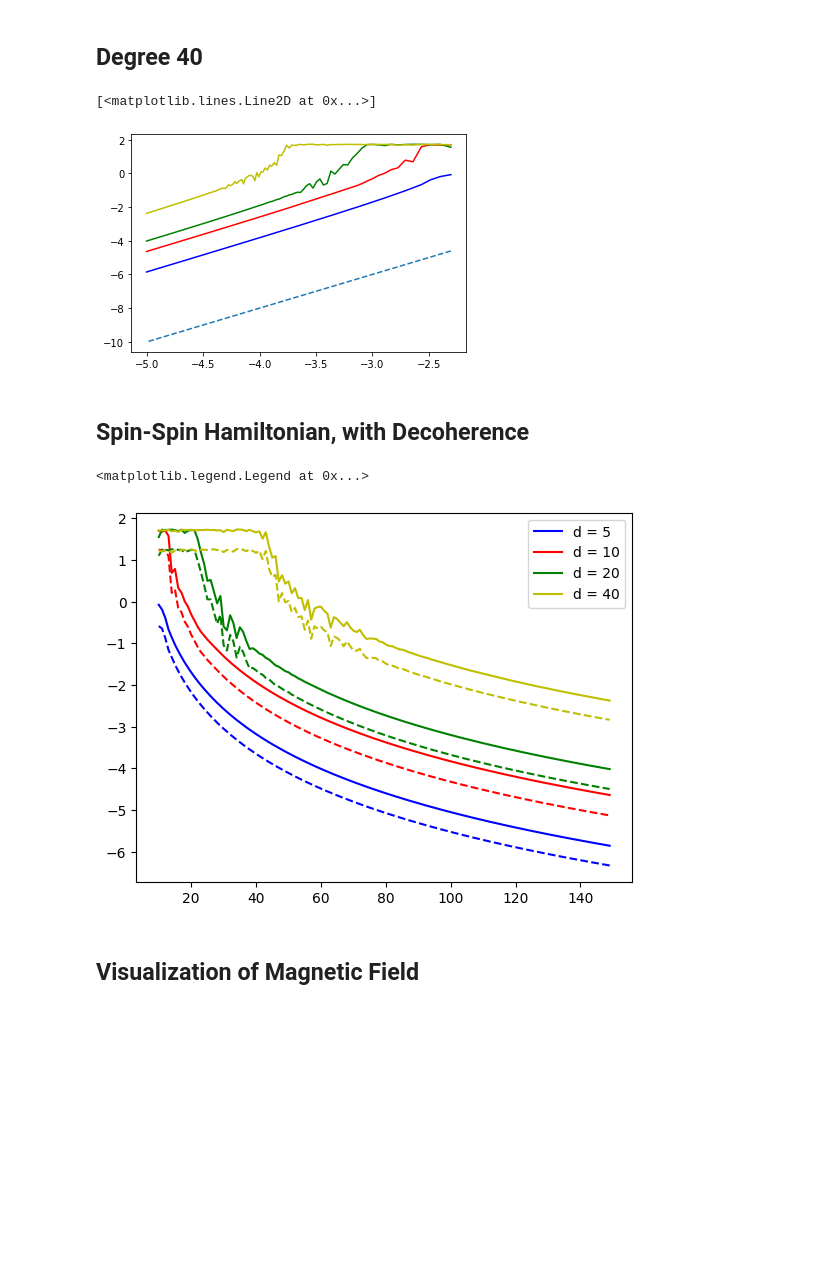
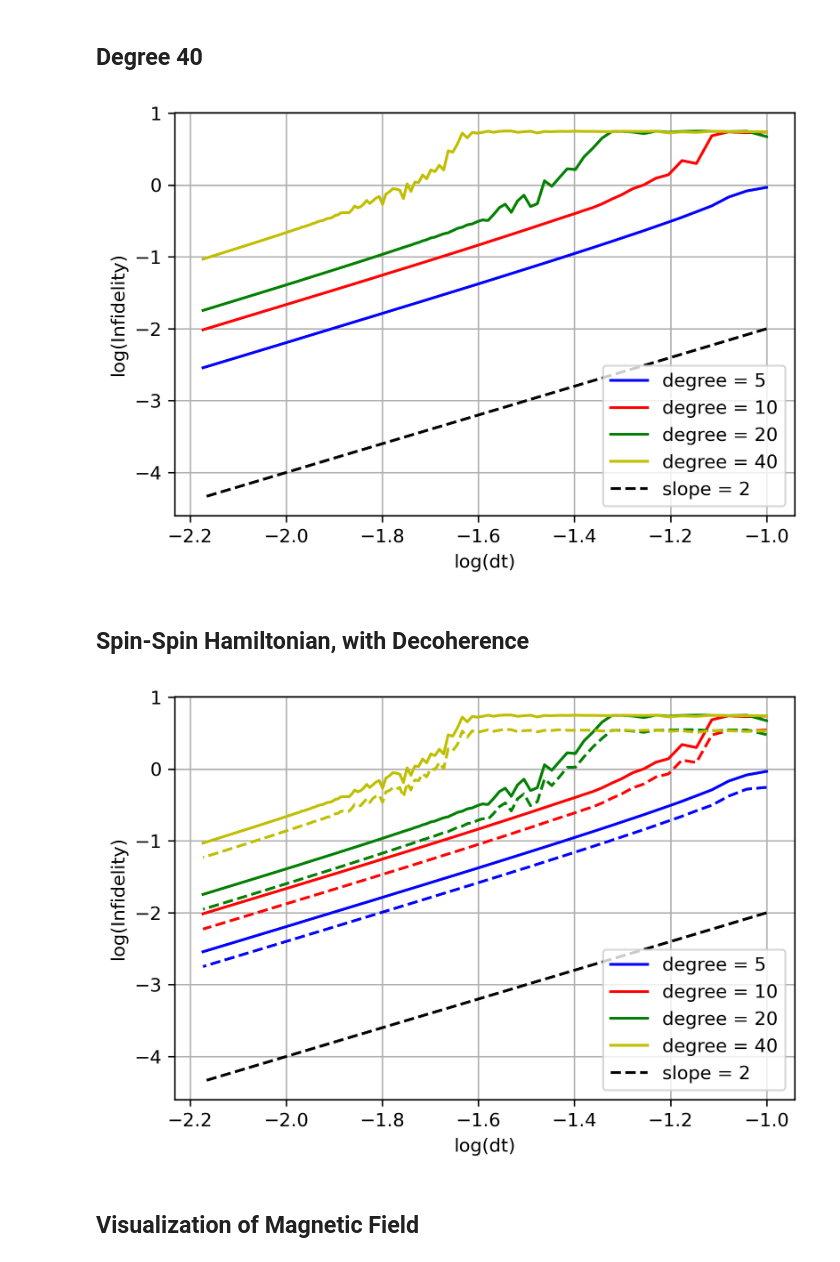
Before and after one commit to KristianWold/experimental-quantum-spectrum, a Jupyter notebook: notebooks/time_continous_liouvillian_optim/benchmarks/Precision Benchmark.ipynb, the cells around one changed output. Drawn from its saved outputs; the diff is of its cells as text; code cells hidden in the pictures; blank space fills up the shorter version.

```diff
--- a/notebooks/time_continous_liouvillian_optim/benchmarks/Precision Benchmark.ipynb
+++ b/notebooks/time_continous_liouvillian_optim/benchmarks/Precision Benchmark.ipynb
@@ -127,15 +127,22 @@ infidelity_list4 = [np.linalg.norm(choi - choi_gt) for choi in choi_list]
 # %%
 dt_list = 1/np.arange(10, 150)
 
-plt.plot(np.log(dt_list), np.log(infidelity_list1), "b-")
-plt.plot(np.log(dt_list), np.log(infidelity_list2), "r-")
-plt.plot(np.log(dt_list), np.log(infidelity_list3), "g-")
-plt.plot(np.log(dt_list), np.log(infidelity_list4), "y-")
 
-plt.plot(np.log(dt_list), 2*np.log(dt_list), "--")
+fig = plt.figure(figsize=(6,4), dpi = 300, facecolor='w', edgecolor='k')
+plt.plot(np.log10(dt_list), np.log10(infidelity_list1), "b-")
+plt.plot(np.log10(dt_list), np.log10(infidelity_list2), "r-")
+plt.plot(np.log10(dt_list), np.log10(infidelity_list3), "g-")
+plt.plot(np.log10(dt_list), np.log10(infidelity_list4), "y-")
+
+plt.plot(np.log10(dt_list), 2*np.log10(dt_list), "k--")
+plt.xlabel("log(dt)")
+plt.ylabel("log(Infidelity)")
+plt.legend(["degree = 5", "degree = 10", "degree = 20", "degree = 40", "slope = 2"])
+plt.grid()
+plt.savefig("figures/" + "noiseless_precision.pdf", bbox_inches='tight')
+plt.show()
 # %% [output]
-[<matplotlib.lines.Line2D at 0x...>]
-[figure, old version]
+[figure, new version]
 # %% [markdown]
 ## Spin-Spin Hamiltonian, with Decoherence
 # %%
@@ -223,22 +230,31 @@ choi_gt = channel_model_gt.choi
 choi_list =  [channel.choi for channel in channel_list]
 infidelity_list8 = [np.linalg.norm(choi - choi_gt) for choi in choi_list]
 # %%
-x_list = np.arange(10, 150)
+dt_list = 1/np.arange(10, 150)
 
-plt.plot(x_list, np.log(infidelity_list1), "b-")
-plt.plot(x_list, np.log(infidelity_list2), "r-")
-plt.plot(x_list, np.log(infidelity_list3), "g-")
-plt.plot(x_list, np.log(infidelity_list4), "y-")
+fig = plt.figure(figsize=(6,4), dpi = 300, facecolor='w', edgecolor='k')
 
-plt.plot(x_list, np.log(infidelity_list5), "b--")
-plt.plot(x_list, np.log(infidelity_list6), "r--")
-plt.plot(x_list, np.log(infidelity_list7), "g--")
-plt.plot(x_list, np.log(infidelity_list8), "y--")
+plt.plot(np.log10(dt_list), np.log10(infidelity_list1), "b-")
+plt.plot(np.log10(dt_list), np.log10(infidelity_list2), "r-")
+plt.plot(np.log10(dt_list), np.log10(infidelity_list3), "g-")
+plt.plot(np.log10(dt_list), np.log10(infidelity_list4), "y-")
 
-plt.legend(["d = 5", "d = 10", "d = 20", "d = 40"])
+plt.plot(np.log10(dt_list), 2*np.log10(dt_list), "k--")
+
+
+plt.plot(np.log10(dt_list), np.log10(infidelity_list5), "b--")
+plt.plot(np.log10(dt_list), np.log10(infidelity_list6), "r--")
+plt.plot(np.log10(dt_list), np.log10(infidelity_list7), "g--")
+plt.plot(np.log10(dt_list), np.log10(infidelity_list8), "y--")
+
+plt.xlabel("log(dt)")
+plt.ylabel("log(Infidelity)")
+plt.legend(["degree = 5", "degree = 10", "degree = 20", "degree = 40", "slope = 2"])
+plt.grid()
+plt.savefig("figures/" + "noise_precision.pdf", bbox_inches='tight')
+plt.show()
 # %% [output]
-<matplotlib.legend.Legend at 0x...>
-[figure, old version]
+[figure, new version]
 # %% [markdown]
 ## Visualization of Magnetic Field
 # %%
```
Also changed, not shown: parts of 8 cells of this notebook, 46 other files.
